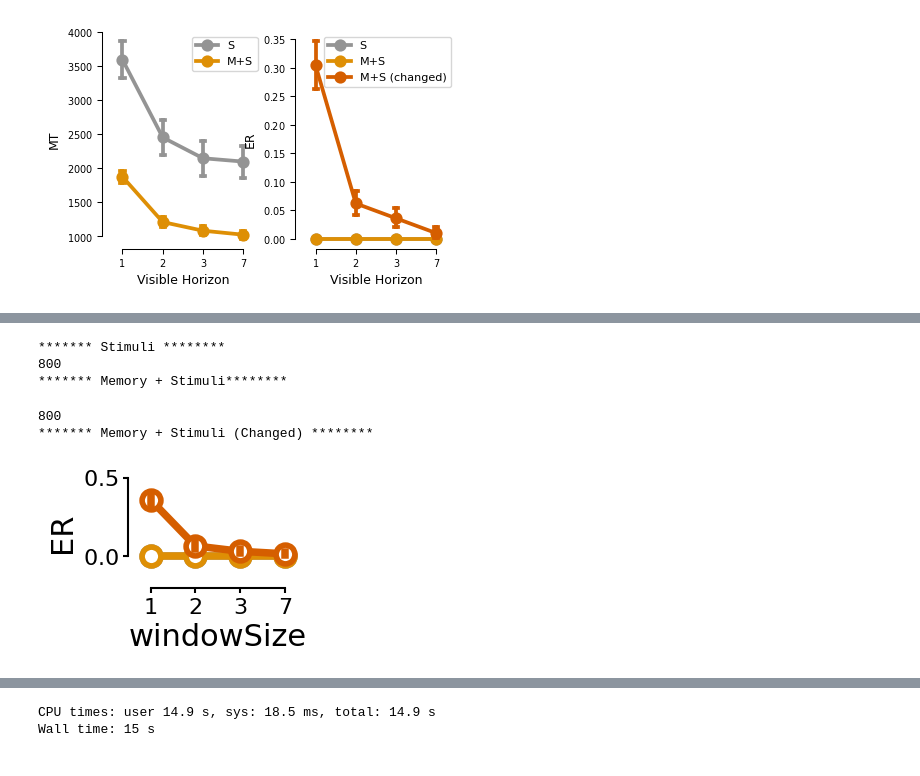
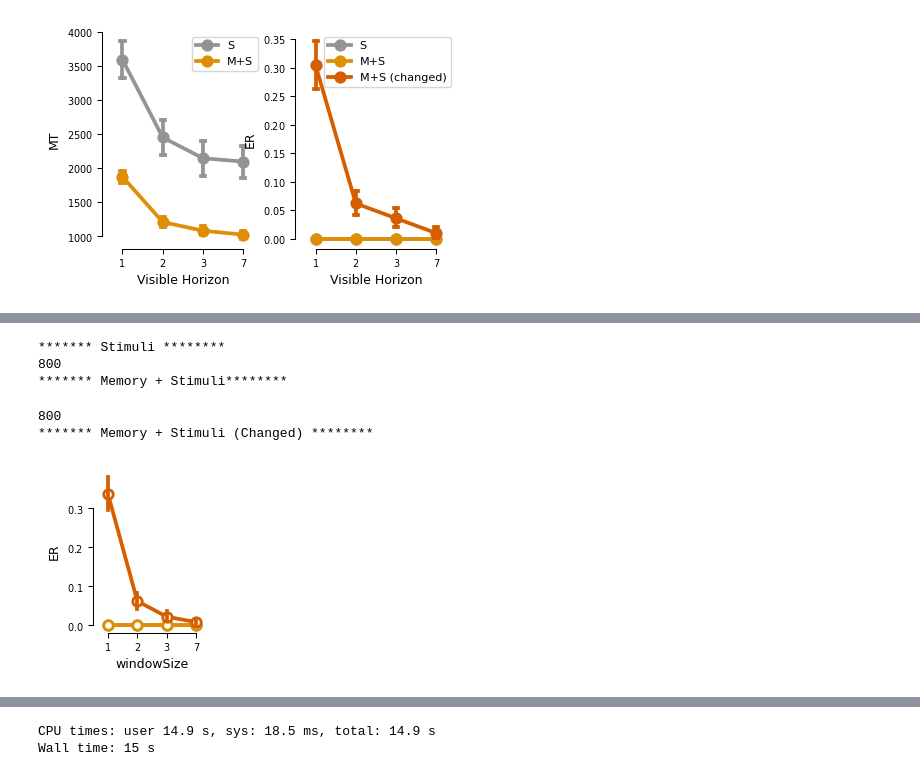
Before and after one commit to manazerzadeh/Sequential-HorseRace, a Jupyter notebook: capacity_extension_both_new_experiment.ipynb, the cells around one changed output, grey strips where cells are left out. Saved outputs shown, nothing was run; the diff lists cells and outputs as text; code cells hidden in the pictures.

```diff
--- a/capacity_extension_both_new_experiment.ipynb
+++ b/capacity_extension_both_new_experiment.ipynb
@@ -1123,13 +1124,13 @@ import statsmodels.api as sm
 from statsmodels.formula.api import ols
 trained_pallet = sns.light_palette(sns.color_palette('pastel')[1], n_colors=3)
 
-# set_figure_style("1.5col")
+set_figure_style("1.5col")
 
 
-set_figure_style(scale="2col")
+# set_figure_style(scale="2col")
 
 fig = plt.gcf()
-fig.set_size_inches(fig.get_size_inches()[0]/3, fig.get_size_inches()[1]/3)
+fig.set_size_inches(fig.get_size_inches()[0]/3, fig.get_size_inches()[1] * 3 / 4)
 
 # #get height of figure
 # fig = plt.figure()
@@ -1223,32 +1224,32 @@ sns.pointplot(data=ER, x='windowSize', y='ER', dodge=True, label = label, color
 
 # model = ols('MT ~ C(windowSize) + C(condition) + C(windowSize):C(condition)', data=ANOVA_data).fit()
 # anova_table = sm.stats.anova_lm(model, typ=2)
 # print(anova_table)
 
 # for ax in axs:
 #     ax.set_xlabel('Visible Horizon')
 #     ax.set_xticks(range(len(window_sizes)))
 #     ax.set_xticklabels(window_sizes)
 
 
 # # legend labels
 
 # plt.legend(loc='upper right')
 
 # # plt.legend()
 
 for artist in plt.gcf().findobj(match=plt.Line2D):
     if artist.get_marker() != 'None':
         artist.set_markerfacecolor('white')
 
-plt.ylim([-0.2, 0.5])
+# plt.ylim([-0.2, 0.5])
 sns.despine(trim=True)
 plt.savefig(path_figs + "ER_Capacity_Expansion.pdf", format = 'pdf', bbox_inches = 'tight')
 plt.show()
 # %% [output]
 ******* Stimuli ********
 800
 ******* Memory + Stimuli********
 800
 ******* Memory + Stimuli (Changed) ********
-[figure, old version]
+[figure, new version]
```
Also changed, not shown: parts of 8 cells of this notebook, 1 other file.
